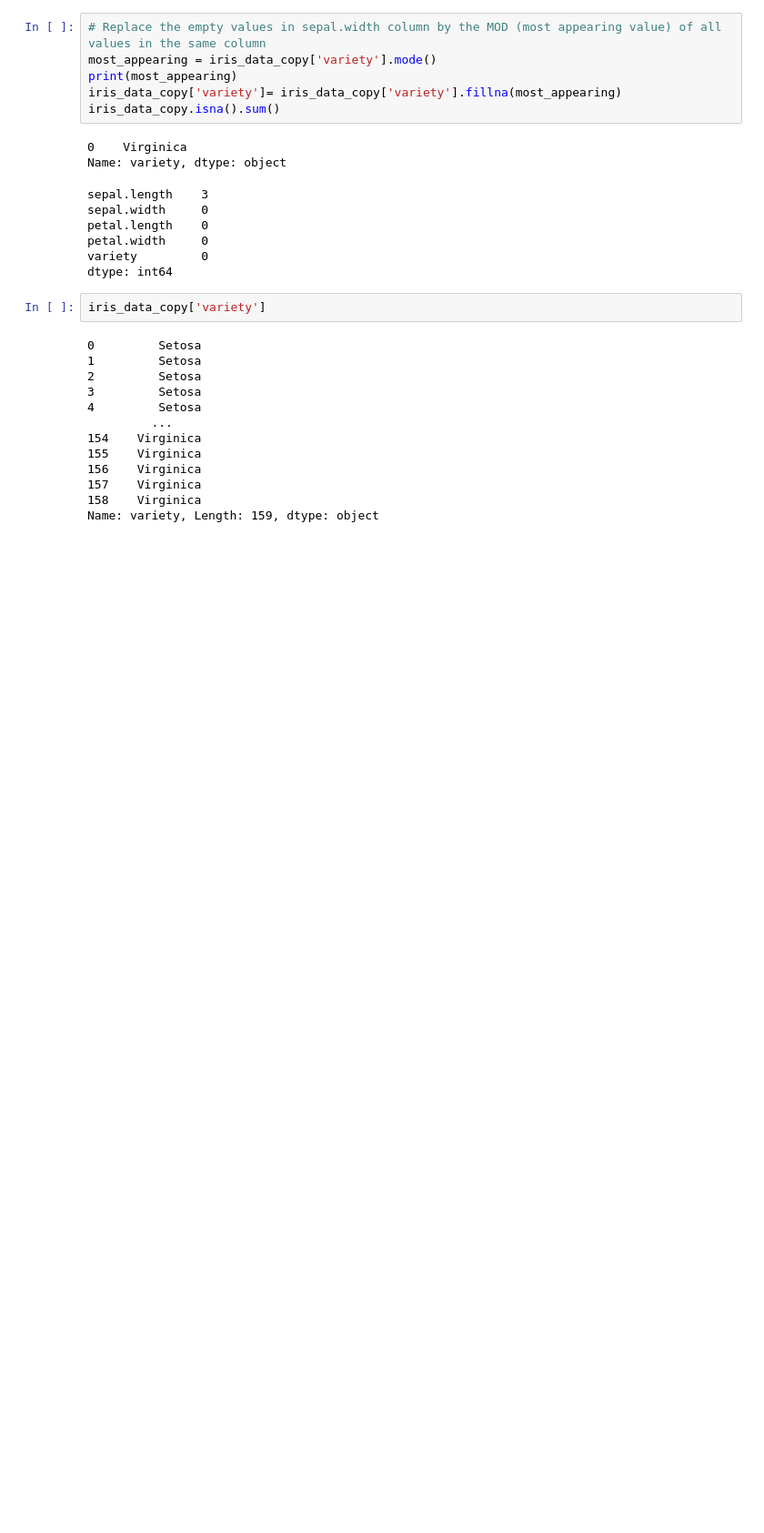
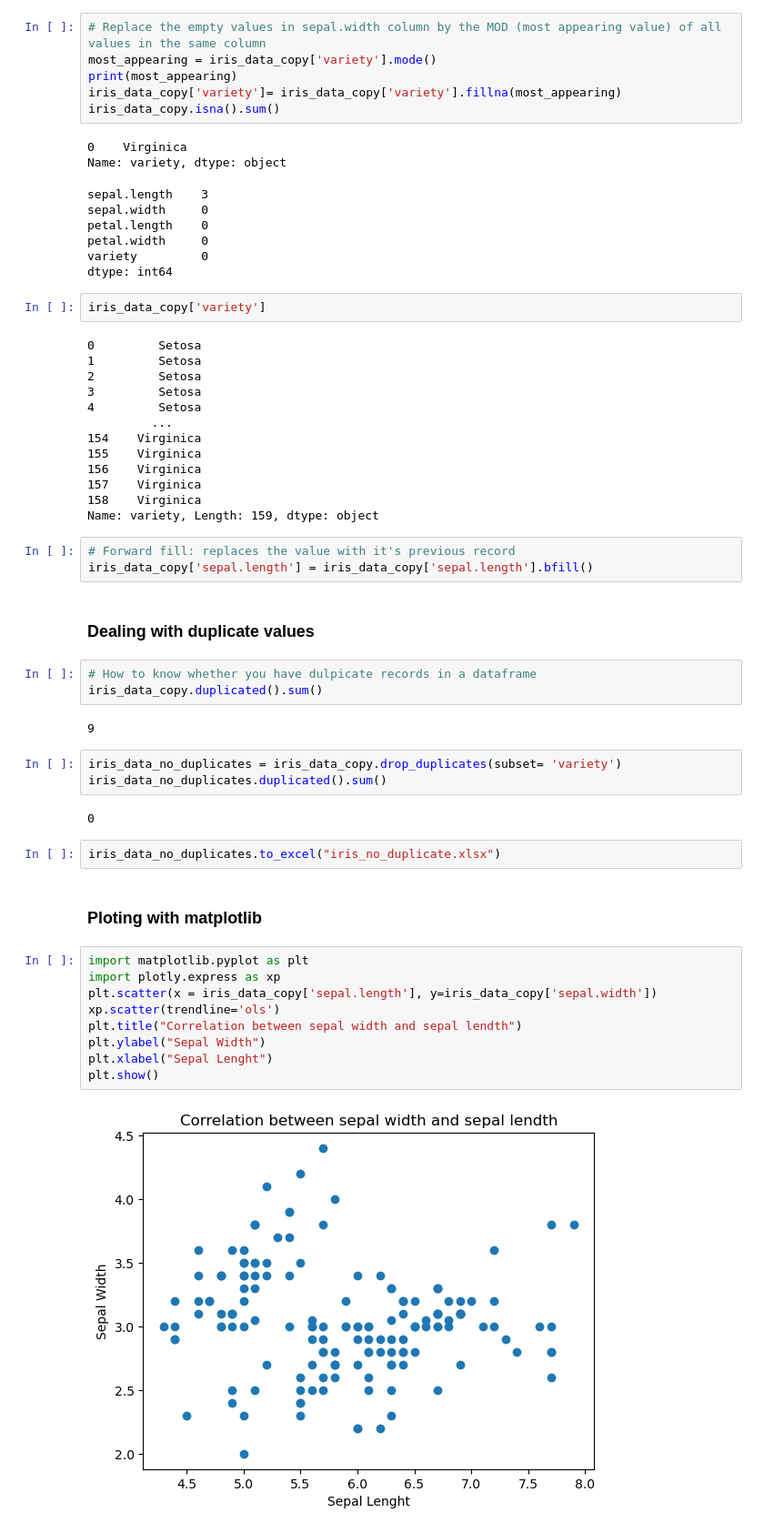
Before and after one commit to AimableHonorable/Data_analysis, a Jupyter notebook: Day1Exercise.ipynb, the cells around one changed output. Shown: that part at 91% size. Saved outputs shown, nothing was run; the diff lists cells and outputs as text; blank space fills up the shorter version.

Commit message:
added ploting libraries

```diff
--- a/Day1Exercise.ipynb
+++ b/Day1Exercise.ipynb
@@ -339,3 +339,33 @@ iris_data_copy['variety']
 157    Virginica
 158    Virginica
 Name: variety, Length: 159, dtype: object
+# %%
+# Forward fill: replaces the value with it's previous record
+iris_data_copy['sepal.length'] = iris_data_copy['sepal.length'].bfill()
+# %% [markdown]
+### Dealing with duplicate values
+# %%
+# How to know whether you have dulpicate records in a dataframe
+iris_data_copy.duplicated().sum()
+# %% [output]
+9
+# %%
+iris_data_no_duplicates = iris_data_copy.drop_duplicates(subset= 'variety')
+iris_data_no_duplicates.duplicated().sum()
+# %% [output]
+0
+# %%
+iris_data_no_duplicates.to_excel("iris_no_duplicate.xlsx")
+# %% [markdown]
+### Ploting with matplotlib
+# %%
+import matplotlib.pyplot as plt
+import plotly.express as xp
+plt.scatter(x = iris_data_copy['sepal.length'], y=iris_data_copy['sepal.width'])
+xp.scatter(trendline='ols')
+plt.title("Correlation between sepal width and sepal lendth")
+plt.ylabel("Sepal Width")
+plt.xlabel("Sepal Lenght")
+plt.show()
+# %% [output]
+[figure, added]
```
Also changed, not shown: 1 other file.
